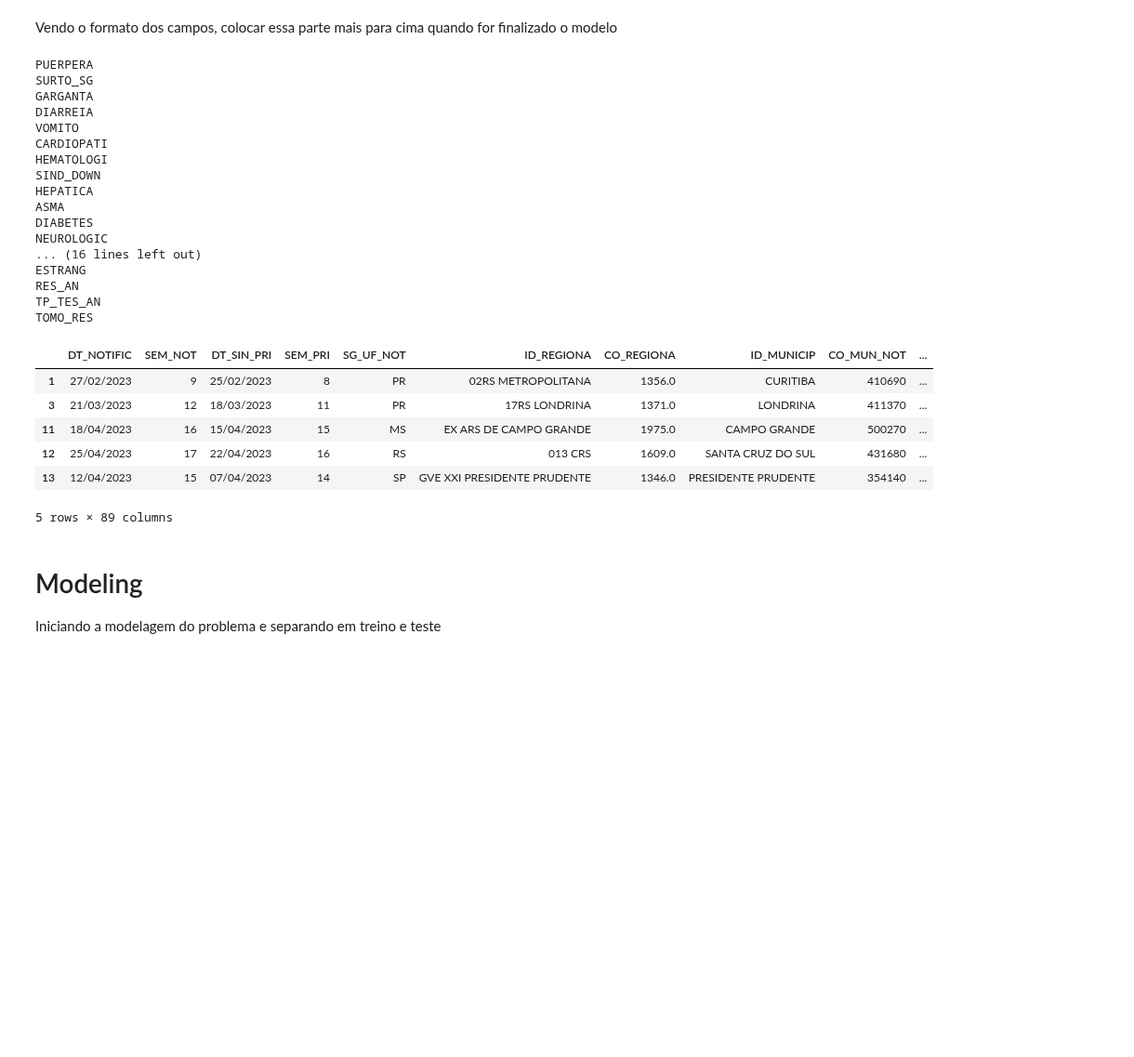
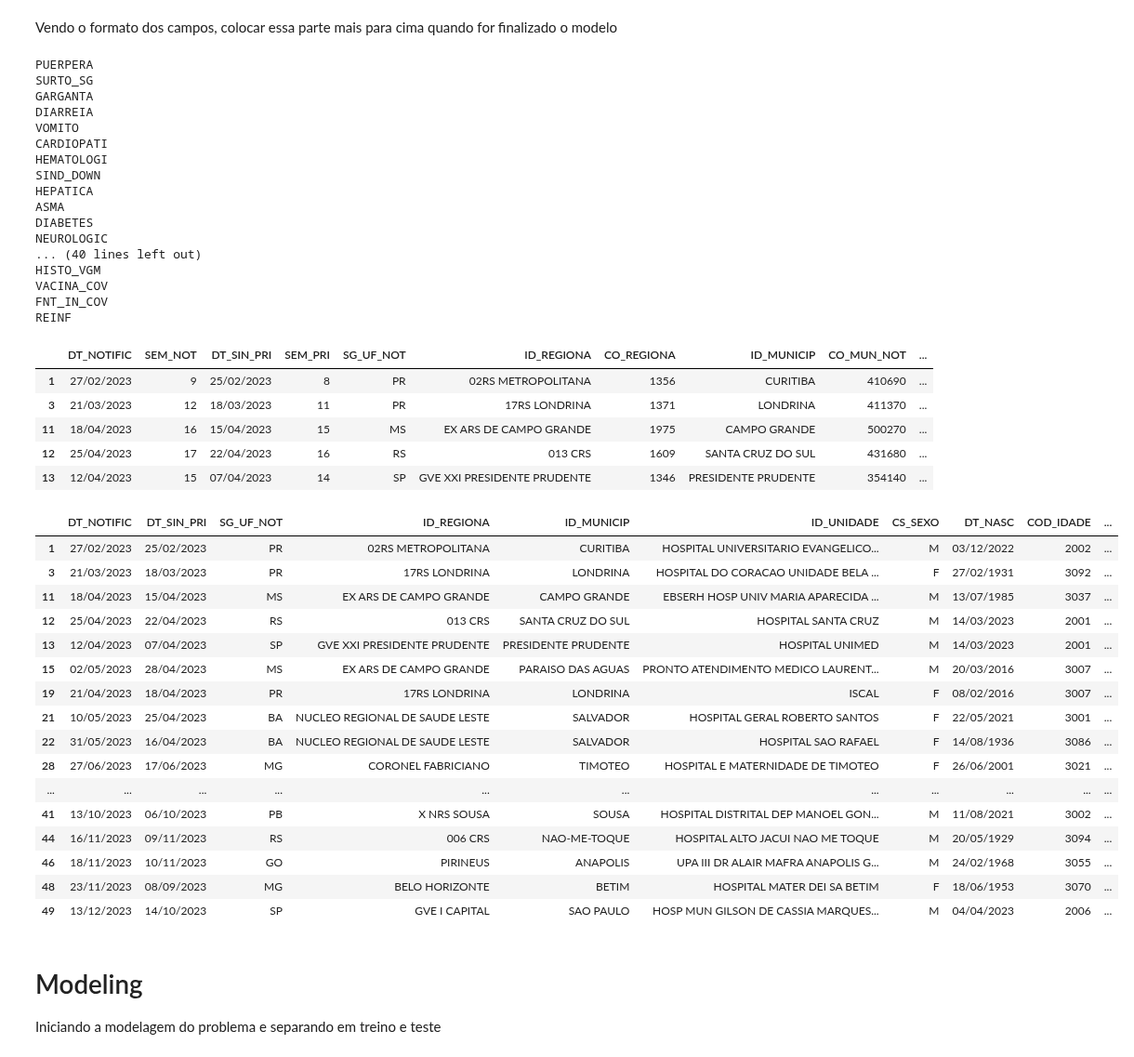
Before and after one commit to GTBelini22/Modelo-de-machine-learning-para-predicao-de-problemas-respiratorios, a Jupyter notebook: Tratando_os_dados.ipynb, the cells around one changed output. Shown at 93% size. Saved outputs shown, nothing was run; the diff lists cells and outputs as text; code cells hidden in the pictures; blank space fills up the shorter version.

Commit message:
Colocado as colunas que estavam com float para int, deixando as colunas mais normalizadas

```diff
--- a/Tratando_os_dados.ipynb
+++ b/Tratando_os_dados.ipynb
@@ -1,6 +1,10 @@
 # %%
 import pandas as pd
 import matplotlib.pyplot as plt
+# %%
+# Define o número máximo de colunas e a largura máxima das colunas para None
+pd.set_option('display.max_columns', None)
+pd.set_option('display.max_colwidth', None)
 # %%
 df = pd.read_csv(r"C:\Users\gusta\OneDrive\Área de Trabalho\Facens\TCC\DataSets\INFLUD23-26-02-2024.csv", delimiter=';')
 # %%
@@ -467,7 +460,11 @@ colunas_int= ['PUERPERA', 'SURTO_SG', 'GARGANTA', 'DIARREIA', 'VOMITO',
 'OBESIDADE', 'OUT_MORBI', 'VACINA', 'ANTIVIRAL',
 'POS_PCRFLU', 'POS_PCROUT', 'DOR_ABD', 'FADIGA','CS_ESCOL_N', 'PERD_OLFT',
 'PERD_PALA', 'TRAT_COV', 'CO_DETEC', 'ESTRANG',
-'RES_AN', 'TP_TES_AN', 'TOMO_RES']
+'RES_AN', 'TP_TES_AN', 'TOMO_RES', 'CO_REGIONA', 'CS_RACA', 'CO_MUN_RES', 'CS_ZONA', 'NOSOCOMIAL',
+'AVE_SUINO', 'FEBRE', 'TOSSE', 'DISPNEIA', 'DESC_RESP', 'SATURACAO',
+'FATOR_RISC', 'HOSPITAL', 'UTI', 'SUPORT_VEN', 'AMOSTRA', 'TP_AMOSTRA',
+'PCR_RESUL', 'CLASSI_FIN', 'CRITERIO', 'HISTO_VGM', 'VACINA_COV',
+'FNT_IN_COV', 'REINF']
 
 # df_final[colunas_data] =  df_final[colunas_data].astype('datetime64')
 for i in  colunas_int:
@@ -488,15 +485,48 @@ HEPATICA
 ASMA
 DIABETES
 NEUROLOGIC
-... (16 lines left out)
-ESTRANG
-RES_AN
-TP_TES_AN
-TOMO_RES
+... (40 lines left out)
+HISTO_VGM
+VACINA_COV
+FNT_IN_COV
+REINF
 |  | DT_NOTIFIC | SEM_NOT | DT_SIN_PRI | SEM_PRI | SG_UF_NOT | ID_REGIONA | CO_REGIONA | ID_MUNICIP | CO_MUN_NOT | ... |
-| 1 | 27/02/2023 | 9 | 25/02/2023 | 8 | PR | 02RS METROPOLITANA | 1356.0 | CURITIBA | 410690 | ... |
-| 3 | 21/03/2023 | 12 | 18/03/2023 | 11 | PR | 17RS LONDRINA | 1371.0 | LONDRINA | 411370 | ... |
-| 11 | 18/04/2023 | 16 | 15/04/2023 | 15 | MS | EX ARS DE CAMPO GRANDE | 1975.0 | CAMPO GRANDE | 500270 | ... |
-| 12 | 25/04/2023 | 17 | 22/04/2023 | 16 | RS | 013 CRS | 1609.0 | SANTA CRUZ DO SUL | 431680 | ... |
-| 13 | 12/04/2023 | 15 | 07/04/2023 | 14 | SP | GVE XXI PRESIDENTE PRUDENTE | 1346.0 | PRESIDENTE PRUDENTE | 354140 | ... |
+| 1 | 27/02/2023 | 9 | 25/02/2023 | 8 | PR | 02RS METROPOLITANA | 1356 | CURITIBA | 410690 | ... |
+| 3 | 21/03/2023 | 12 | 18/03/2023 | 11 | PR | 17RS LONDRINA | 1371 | LONDRINA | 411370 | ... |
+| 11 | 18/04/2023 | 16 | 15/04/2023 | 15 | MS | EX ARS DE CAMPO GRANDE | 1975 | CAMPO GRANDE | 500270 | ... |
+| 12 | 25/04/2023 | 17 | 22/04/2023 | 16 | RS | 013 CRS | 1609 | SANTA CRUZ DO SUL | 431680 | ... |
+| 13 | 12/04/2023 | 15 | 07/04/2023 | 14 | SP | GVE XXI PRESIDENTE PRUDENTE | 1346 | PRESIDENTE PRUDENTE | 354140 | ... |
-5 rows × 89 columns
+# %%
+# Plotando por tipo e vendo se faltou alguma coisa
+
+# df_float = df_final.select_dtypes(include=[float])
+# df_float.head(20)
+
+# # Plotando os int
+# df_int = df_final.select_dtypes(include=[int])
+# df_int.head(20)
+
+# Plotando Object
+df_object= df_final.select_dtypes(include=[object])
+df_object.head(20)
+
+
+# Analisar as colunas CO_REGIONA, CO_MUN_RES, CO_MUN_NOT, CO_UNI_NOT
+# %% [output]
+|  | DT_NOTIFIC | DT_SIN_PRI | SG_UF_NOT | ID_REGIONA | ID_MUNICIP | ID_UNIDADE | CS_SEXO | DT_NASC | COD_IDADE | ... |
+| 1 | 27/02/2023 | 25/02/2023 | PR | 02RS METROPOLITANA | CURITIBA | HOSPITAL UNIVERSITARIO EVANGELICO... | M | 03/12/2022 | 2002 | ... |
+| 3 | 21/03/2023 | 18/03/2023 | PR | 17RS LONDRINA | LONDRINA | HOSPITAL DO CORACAO UNIDADE BELA ... | F | 27/02/1931 | 3092 | ... |
+| 11 | 18/04/2023 | 15/04/2023 | MS | EX ARS DE CAMPO GRANDE | CAMPO GRANDE | EBSERH HOSP UNIV MARIA APARECIDA ... | M | 13/07/1985 | 3037 | ... |
+| 12 | 25/04/2023 | 22/04/2023 | RS | 013 CRS | SANTA CRUZ DO SUL | HOSPITAL SANTA CRUZ | M | 14/03/2023 | 2001 | ... |
+| 13 | 12/04/2023 | 07/04/2023 | SP | GVE XXI PRESIDENTE PRUDENTE | PRESIDENTE PRUDENTE | HOSPITAL UNIMED | M | 14/03/2023 | 2001 | ... |
+| 15 | 02/05/2023 | 28/04/2023 | MS | EX ARS DE CAMPO GRANDE | PARAISO DAS AGUAS | PRONTO ATENDIMENTO MEDICO LAURENT... | M | 20/03/2016 | 3007 | ... |
+| 19 | 21/04/2023 | 18/04/2023 | PR | 17RS LONDRINA | LONDRINA | ISCAL | F | 08/02/2016 | 3007 | ... |
+| 21 | 10/05/2023 | 25/04/2023 | BA | NUCLEO REGIONAL DE SAUDE LESTE | SALVADOR | HOSPITAL GERAL ROBERTO SANTOS | F | 22/05/2021 | 3001 | ... |
+| 22 | 31/05/2023 | 16/04/2023 | BA | NUCLEO REGIONAL DE SAUDE LESTE | SALVADOR | HOSPITAL SAO RAFAEL | F | 14/08/1936 | 3086 | ... |
+| 28 | 27/06/2023 | 17/06/2023 | MG | CORONEL FABRICIANO | TIMOTEO | HOSPITAL E MATERNIDADE DE TIMOTEO | F | 26/06/2001 | 3021 | ... |
+| ... | ... | ... | ... | ... | ... | ... | ... | ... | ... | ... |
+| 41 | 13/10/2023 | 06/10/2023 | PB | X NRS SOUSA | SOUSA | HOSPITAL DISTRITAL DEP MANOEL GON... | M | 11/08/2021 | 3002 | ... |
+| 44 | 16/11/2023 | 09/11/2023 | RS | 006 CRS | NAO-ME-TOQUE | HOSPITAL ALTO JACUI NAO ME TOQUE | M | 20/05/1929 | 3094 | ... |
+| 46 | 18/11/2023 | 10/11/2023 | GO | PIRINEUS | ANAPOLIS | UPA III DR ALAIR MAFRA ANAPOLIS G... | M | 24/02/1968 | 3055 | ... |
+| 48 | 23/11/2023 | 08/09/2023 | MG | BELO HORIZONTE | BETIM | HOSPITAL MATER DEI SA BETIM | F | 18/06/1953 | 3070 | ... |
+| 49 | 13/12/2023 | 14/10/2023 | SP | GVE I CAPITAL | SAO PAULO | HOSP MUN GILSON DE CASSIA MARQUES... | M | 04/04/2023 | 2006 | ... |
```
Also changed, not shown: parts of 5 cells of this notebook.
